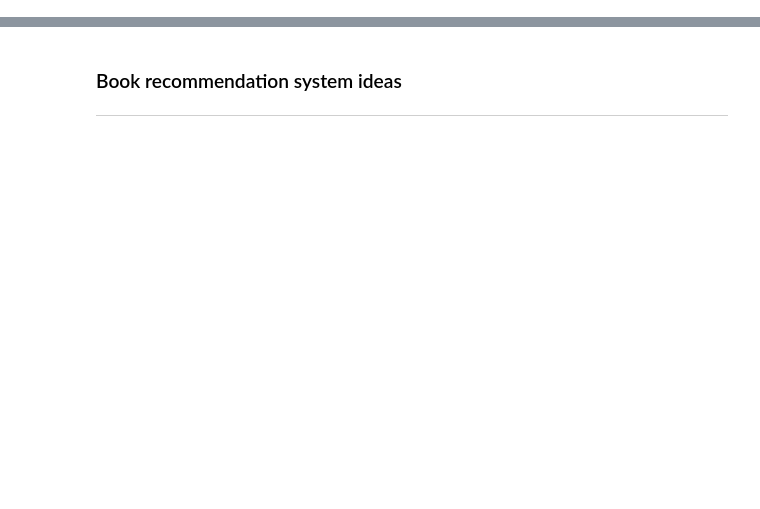
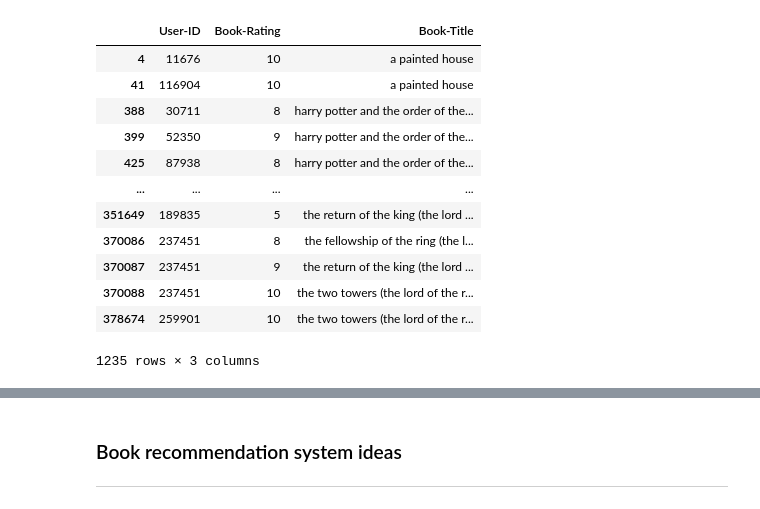
Before and after one commit to Bralor/book_recommender, a Jupyter notebook: book_ideas.ipynb, the cells around one changed output, grey strips where cells are left out. Cells and saved outputs as stored; diff of their text form; code cells hidden in the pictures; blank space fills up the shorter version.

```diff
--- a/book_ideas.ipynb
+++ b/book_ideas.ipynb
@@ -0,0 +149,7 @@
+# %%
+# select only books which have actually higher number of ratings than threshold
+# within the datafram set the threshold and get only titles that have more then :threshold: ratings
+books_to_compare = number_of_rating_per_book['Book-Title'][
+    number_of_rating_per_book['User-ID'] >= 8
+]
+books_to_compare = books_to_compare.tolist()
@@ -0,0 +176,25 @@
+# %%
+# create new df with three columns from the selected books(higher threshold)
+ratings_data_raw = books_of_tolkien_readers[
+    [
+        'User-ID', 'Book-Rating', 'Book-Title'
+    ]
+][
+    books_of_tolkien_readers['Book-Title'].isin(books_to_compare)
+]
+# %%
+ratings_data_raw
+# %% [output]
+|  | User-ID | Book-Rating | Book-Title |
+| 4 | 11676 | 10 | a painted house |
+| 41 | 116904 | 10 | a painted house |
+| 388 | 30711 | 8 | harry potter and the order of the... |
+| 399 | 52350 | 9 | harry potter and the order of the... |
+| 425 | 87938 | 8 | harry potter and the order of the... |
+| ... | ... | ... | ... |
+| 351649 | 189835 | 5 | the return of the king (the lord ... |
+| 370086 | 237451 | 8 | the fellowship of the ring (the l... |
+| 370087 | 237451 | 9 | the return of the king (the lord ... |
+| 370088 | 237451 | 10 | the two towers (the lord of the r... |
+| 378674 | 259901 | 10 | the two towers (the lord of the r... |
+1235 rows × 3 columns
```
Also changed, not shown: parts of 39 cells of this notebook.
